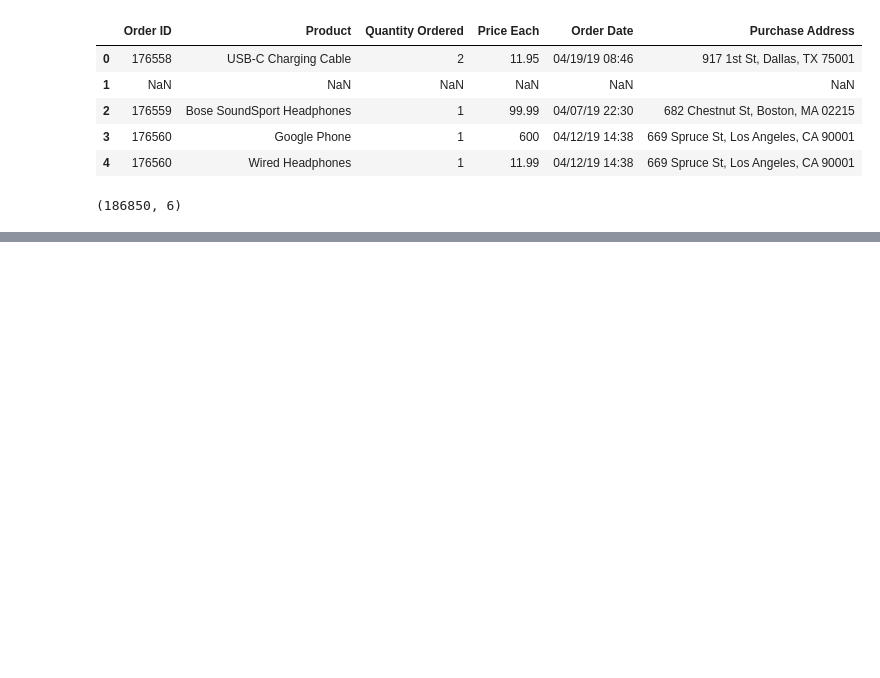
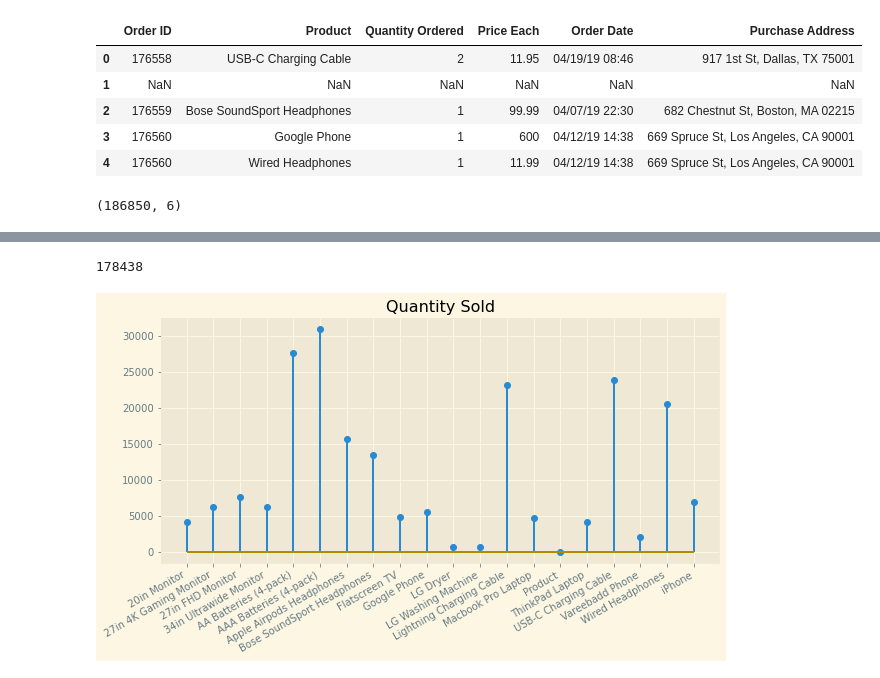
Before and after one commit to HendKordy/Tech_sales_analysis, a Jupyter notebook: Sales_analysis.ipynb, the cells around one changed output, grey strips where cells are left out. Drawn from its saved outputs; the diff is of its cells as text; code cells hidden in the pictures; blank space fills up the shorter version.

```diff
--- a/Sales_analysis.ipynb
+++ b/Sales_analysis.ipynb
@@ -68,0 +72,3 @@ orders.columns
+# %%
+#drop duplicated rows b/c they don't have any additional info
+sales.drop_duplicates(inplace= True)
@@ -68,0 +84,4 @@ orders.columns
+# %%
+#change column type to numeric
+sales['Quantity Ordered'] = sales['Quantity Ordered'].apply(pd.to_numeric, errors='coerce')
+sales['Price Each'] = sales['Price Each'].apply(pd.to_numeric, errors='coerce')
@@ -68,0 +104,23 @@ orders.columns
+# %%
+#count non duplicate orders (we have duplicated order Id because there might be more than one Product in the same order)
+sales['Order ID'].nunique()
+# %% [output]
+178438
+# %%
+#look at the products 'quantity sold' and 'total sales'
+products_quantity = sales.groupby(['Product'], as_index = False).agg(total_sold = ('Quantity Ordered', 'sum'))
+
+products_sales = sales.groupby(['Product'], as_index = False).agg(total_sold = ('Quantity Ordered', 'sum'), price = ('Price Each', 'mean'))
+products_sales['total_amount'] =  products_sales['price'] * products_sales['total_sold']
+# %%
+#plot 'Quantity Sold'
+plt.style.use('Solarize_Light2')
+fig, ax = plt.subplots()
+
+ax.stem(products_quantity['Product'], products_quantity['total_sold'])
+fig.autofmt_xdate()
+fig.set_size_inches((10,5))
+plt.title("Quantity Sold")
+plt.show()
+# %% [output]
+[figure, added]
```
Also changed, not shown: parts of 10 cells of this notebook.
